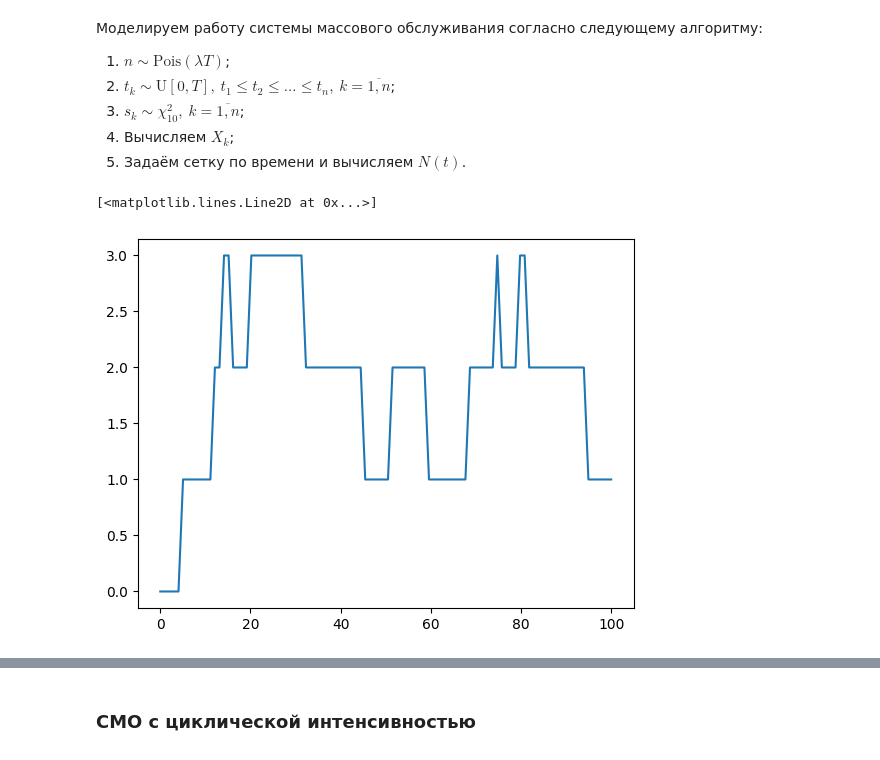
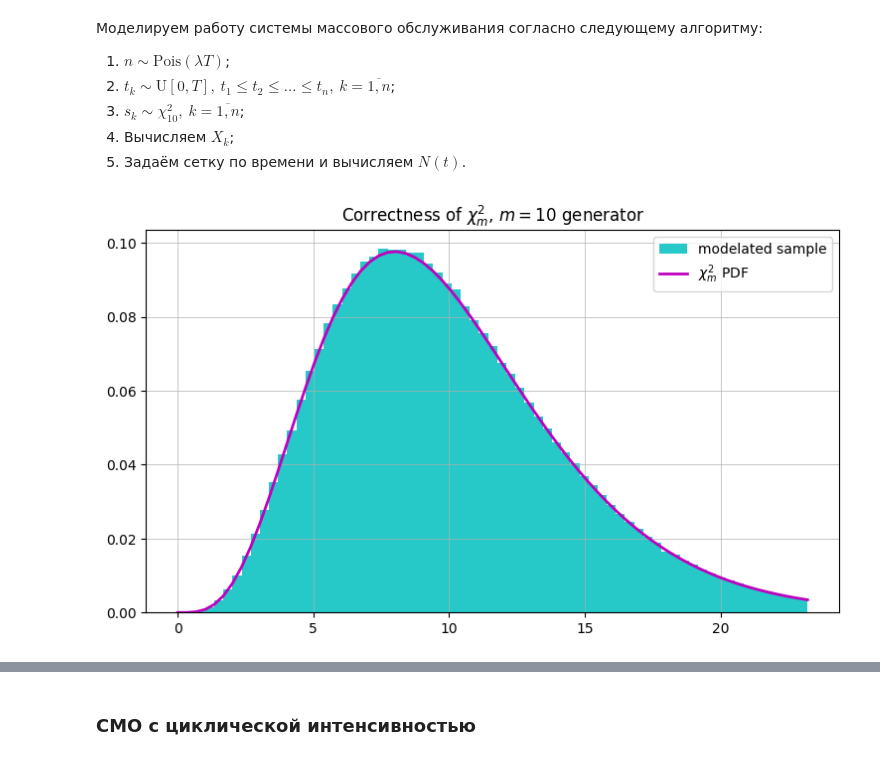
Before and after one commit to arinenn/stochastic_practicum, a Jupyter notebook: stochastic_practicum_second.ipynb, the cells around one changed output, grey strips where cells are left out. Saved outputs shown, nothing was run; the diff lists cells and outputs as text; code cells hidden in the pictures.

```diff
--- a/stochastic_practicum_second.ipynb
+++ b/stochastic_practicum_second.ipynb
@@ -1282,33 +1264,58 @@ $$
 5. Задаём сетку по времени и вычисляем $N(t)$.
 # %%
 def rand_chi2(m, *args):
+    """
+    Chi-squared distribution with m degrees of freedom.
+    """
     return (rand_norm(0, 1, m, *args) ** 2).sum(axis=0)
+# %%
+m = 10
+n_points = 10**6
+chi2_sample = rand_chi2(m, n_points)
+# %%
+n_bins = 70
+percentile = chi2.ppf(0.99, m)
+bins = np.linspace(0, percentile, n_bins, endpoint=True)
+
+plt.figure(figsize=(9,5))
+ax = plt.axes()
+ax.grid('minor', linewidth=0.5)
+
+plt.hist(chi2_sample, bins=bins, density=True, color='c', alpha=0.85, label='modelated sample')
+plt.plot(bins, chi2.pdf(bins, m), color='m', label='$\chi^2_m$ PDF', linewidth=2)
+
+plt.title(f'Correctness of $\chi^2_m$, $m={m}$ generator')
+plt.legend()
+plt.show()
+# %% [output]
+[figure, added]
 # %%
-l = 0.09
-T = 100
-m = 10
-n_points = 100
+def modelate_queue(T, l, n_points):
+    """
+    Modelate queuing system (t,s), where time t is uniformly distributed
+    and s is chi-squared with 10 degrees of freedom distributed.
+    Args:
+        T - time period
+        l - intensity per unit of time
+        n_points - number of points in resulting grid [0,T]
+    Returns:
+        grid  - times of observation
+        queue - number of messages at grid
+        times - times of messages arriving
+    """
+    n = rand_poisson_expo_vec(l * T)
+    if n == 0:
+        return [], [], []
+    times = np.sort(np.random.rand(n)) * T
+    msgs = rand_chi2(10, n)
+    X = np.zeros(n)
+    X[0] = times[0] + msgs[0]
+    for i in range(1, n):
+        X[i] = max(times[i], X[i-1]) + msgs[i]
 
-n = rand_poisson_expo_vec(l * T)
-times = np.sort(np.random.rand(n)) * T
-msgs = rand_chi2(m, n)
-X = np.zeros(n)
-X[0] = times[0] + msgs[0]
-for i in range(1, n):
-    if X[i-1] <= times[i]:
-        X[i] = times[i] + msgs[i]
-    else:
-        X[i] = X[i-1] + msgs[i]
+    grid = np.linspace(0, T, n_points, endpoint=True)
+    queue = np.zeros(n_points)
+    for i in range(n_points):
+        queue[i] = ((grid[i] >= times) & (X > grid[i])).astype(int).sum()
 
-grid = np.linspace(0, T, n_points, endpoint=True)
-N = np.zeros(n_points)
-for i in range(n_points):
-    indic1 = (grid[i] >= times)
-    indic2 = (X > grid[i])
-    indic = indic1 & indic2
-    N[i] = indic.astype(int).sum()
-
-plt.plot(grid, N)
+    return grid, queue, times
-# %% [output]
-[<matplotlib.lines.Line2D at 0x...>]
-[figure, removed]
```
Also changed, not shown: parts of 37 cells of this notebook, 1 other file.
